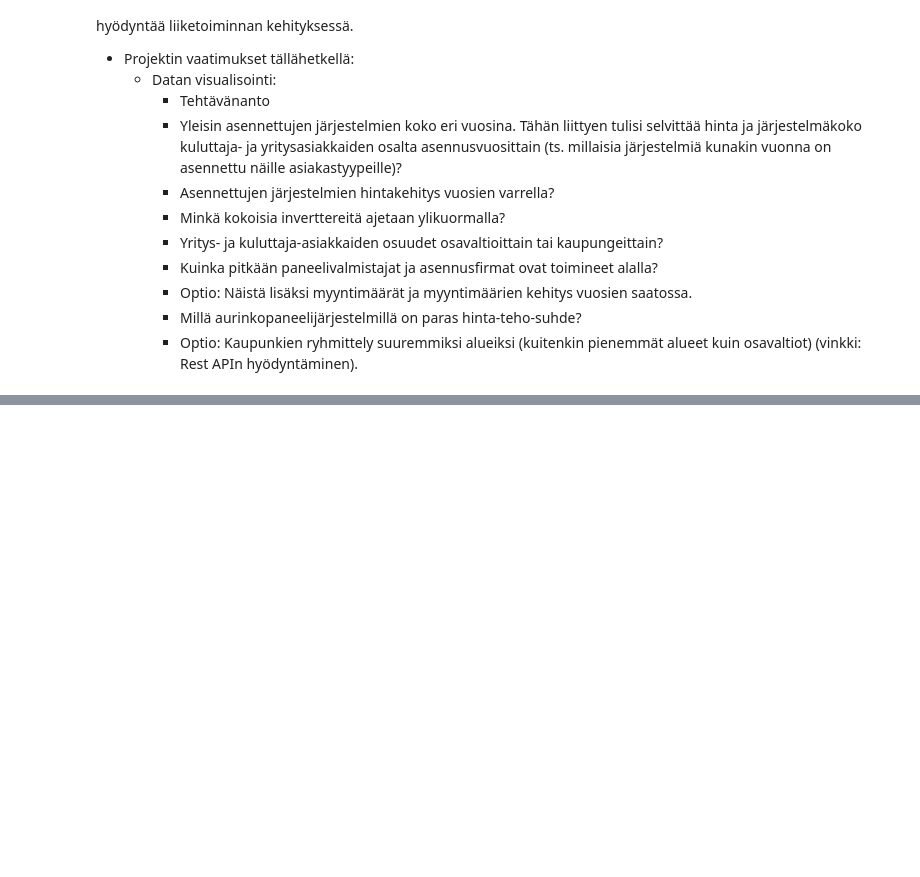
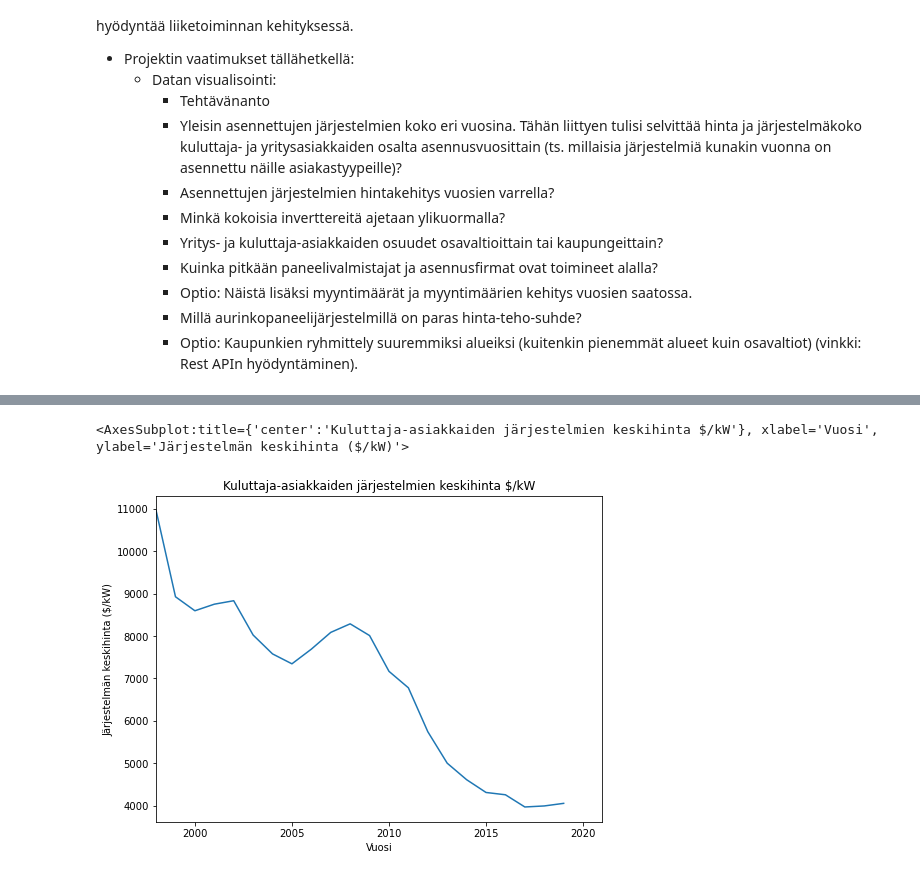
Before and after one commit to klehik/AI-DA-Projekti, a Jupyter notebook: Solar-dataset-group2.ipynb, the cells around one changed output, grey strips where cells are left out. Cells and saved outputs as stored; diff of their text form; code cells hidden in the pictures; blank space fills up the shorter version.

```diff
--- a/Solar-dataset-group2.ipynb
+++ b/Solar-dataset-group2.ipynb
@@ -24,0 +103,13 @@ Asiakas haluaa maksimoida tuotot, tehostaa liiketoimintamallia ja myös mahdolli
+# %%
+res2.plot(
+    y='average_price_per_kw',
+    kind='line', xlabel='Vuosi',
+    ylabel='Järjestelmän keskihinta ($/kW)',
+    title='Kuluttaja-asiakkaiden järjestelmien keskihinta $/kW',
+    figsize=(8,6),
+    legend=False,
+    xlim=(1998,2021)
+)
+# %% [output]
+<AxesSubplot:title={'center':'Kuluttaja-asiakkaiden järjestelmien keskihinta $/kW'}, xlabel='Vuosi', ylabel='Järjestelmän keskihinta ($/kW)'>
+[figure, added]
```
Also changed, not shown: parts of 10 cells of this notebook.
